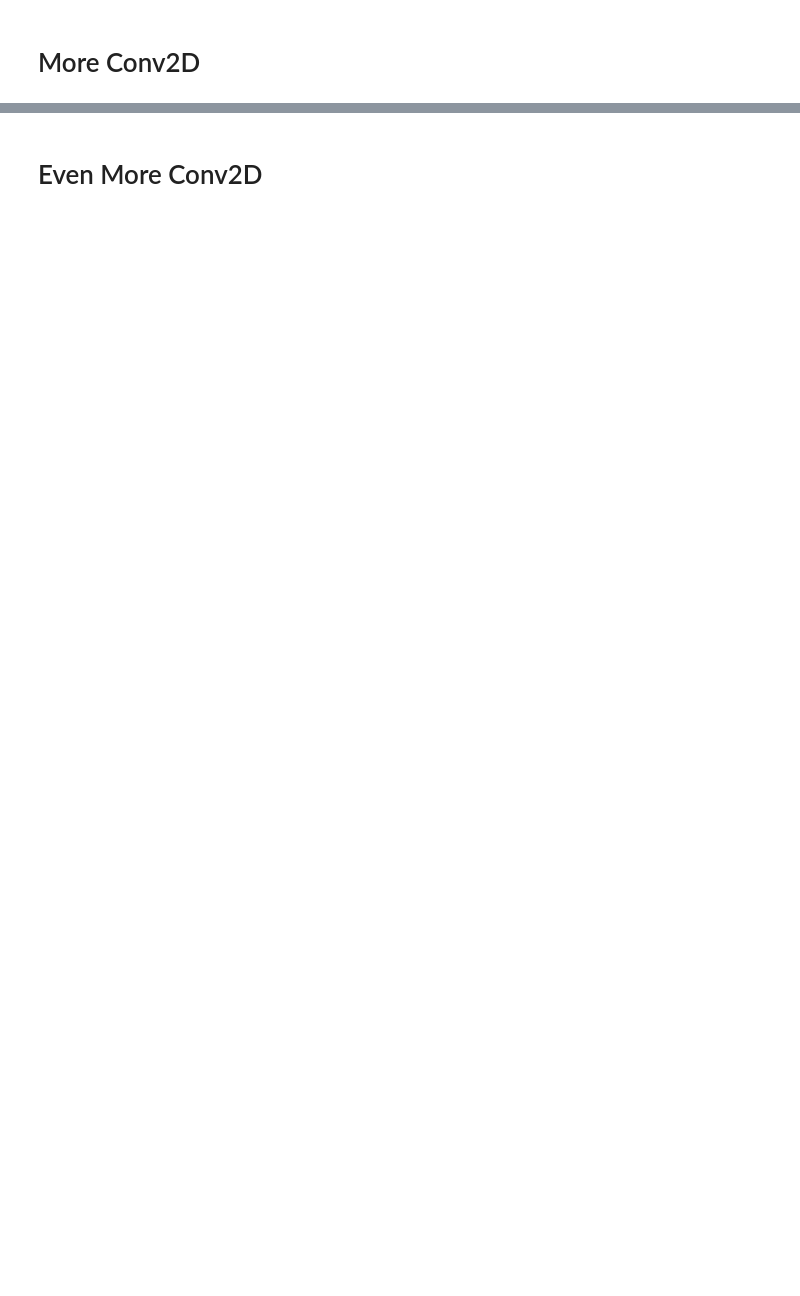
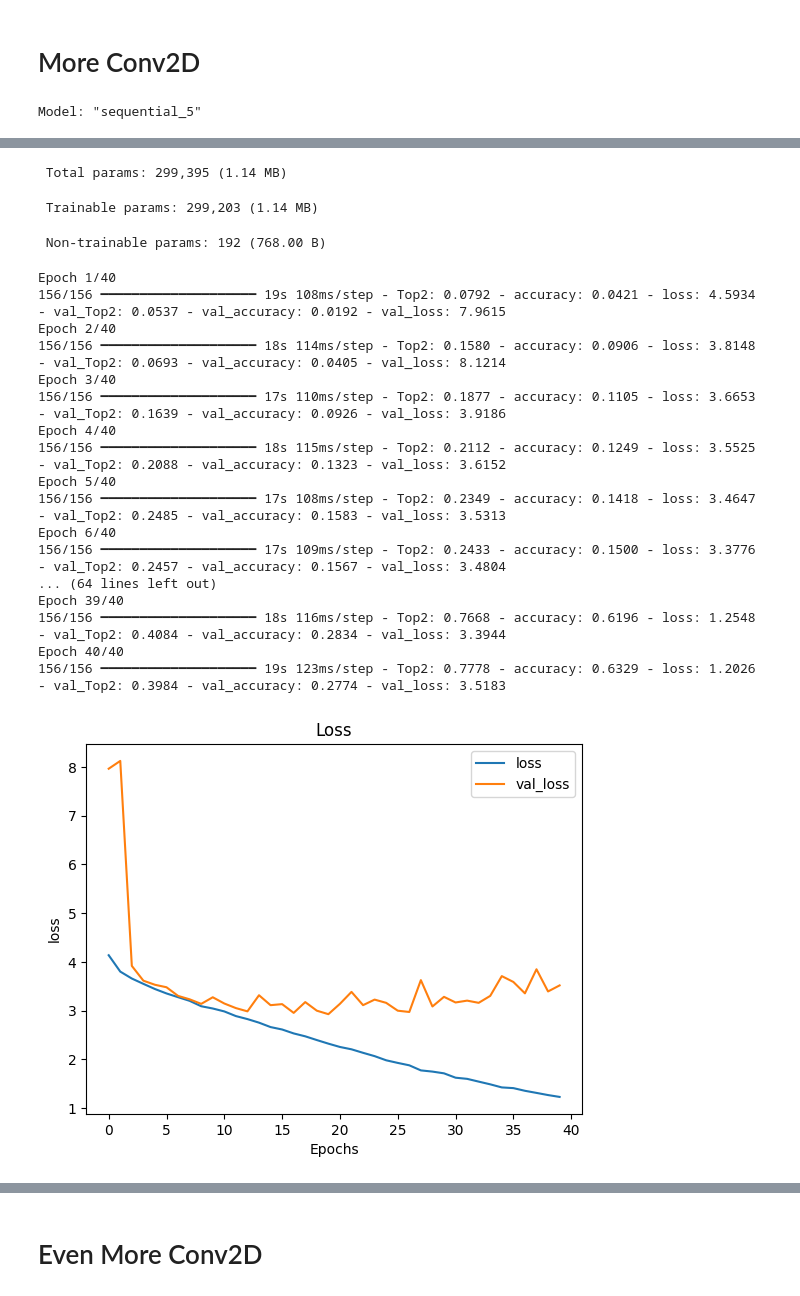
Before and after one commit to KlymentievMaksym/IntelOb, a Jupyter notebook: Lab3/Lab3_.ipynb, the cells around one changed output, grey strips where cells are left out. Saved outputs shown, nothing was run; the diff lists cells and outputs as text; code cells hidden in the pictures; blank space fills up the shorter version.

```diff
--- a/Lab3/Lab3_.ipynb
+++ b/Lab3/Lab3_.ipynb
@@ -267,7 +355,7 @@ predict(model)
 # %%
 model = tf.keras.models.Sequential(
     [
-        layers.Input(shape=(128, 128, 3)),
+        layers.Input(shape=(*size, 3)),
         layers.Conv2D(32, (3, 3), activation='relu', padding='same'),
         layers.BatchNormalization(),
         layers.MaxPooling2D(4, 4),
@@ -287,4 +375,6 @@ model.summary()
 model.compile(optimizer=tf.keras.optimizers.Adam(learning_rate=0.001),
               loss=tf.keras.losses.CategoricalCrossentropy(),
               metrics=['accuracy', tf.keras.metrics.TopKCategoricalAccuracy(k=2, name="Top2")])
-predict(model)
+predict(model, 64, 40)
+# %% [output]
+Model: "sequential_5"
@@ -290,0 +398,21 @@ predict(model)
+ Total params: 299,395 (1.14 MB)
+ Trainable params: 299,203 (1.14 MB)
+ Non-trainable params: 192 (768.00 B)
+Epoch 1/40
+156/156 ━━━━━━━━━━━━━━━━━━━━ 19s 108ms/step - Top2: 0.0792 - accuracy: 0.0421 - loss: 4.5934 - val_Top2: 0.0537 - val_accuracy: 0.0192 - val_loss: 7.9615
+Epoch 2/40
+156/156 ━━━━━━━━━━━━━━━━━━━━ 18s 114ms/step - Top2: 0.1580 - accuracy: 0.0906 - loss: 3.8148 - val_Top2: 0.0693 - val_accuracy: 0.0405 - val_loss: 8.1214
+Epoch 3/40
+156/156 ━━━━━━━━━━━━━━━━━━━━ 17s 110ms/step - Top2: 0.1877 - accuracy: 0.1105 - loss: 3.6653 - val_Top2: 0.1639 - val_accuracy: 0.0926 - val_loss: 3.9186
+Epoch 4/40
+156/156 ━━━━━━━━━━━━━━━━━━━━ 18s 115ms/step - Top2: 0.2112 - accuracy: 0.1249 - loss: 3.5525 - val_Top2: 0.2088 - val_accuracy: 0.1323 - val_loss: 3.6152
+Epoch 5/40
+156/156 ━━━━━━━━━━━━━━━━━━━━ 17s 108ms/step - Top2: 0.2349 - accuracy: 0.1418 - loss: 3.4647 - val_Top2: 0.2485 - val_accuracy: 0.1583 - val_loss: 3.5313
+Epoch 6/40
+156/156 ━━━━━━━━━━━━━━━━━━━━ 17s 109ms/step - Top2: 0.2433 - accuracy: 0.1500 - loss: 3.3776 - val_Top2: 0.2457 - val_accuracy: 0.1567 - val_loss: 3.4804
+... (64 lines left out)
+Epoch 39/40
+156/156 ━━━━━━━━━━━━━━━━━━━━ 18s 116ms/step - Top2: 0.7668 - accuracy: 0.6196 - loss: 1.2548 - val_Top2: 0.4084 - val_accuracy: 0.2834 - val_loss: 3.3944
+Epoch 40/40
+156/156 ━━━━━━━━━━━━━━━━━━━━ 19s 123ms/step - Top2: 0.7778 - accuracy: 0.6329 - loss: 1.2026 - val_Top2: 0.3984 - val_accuracy: 0.2774 - val_loss: 3.5183
+[figure, added]
```
Also changed, not shown: parts of 15 cells of this notebook.
